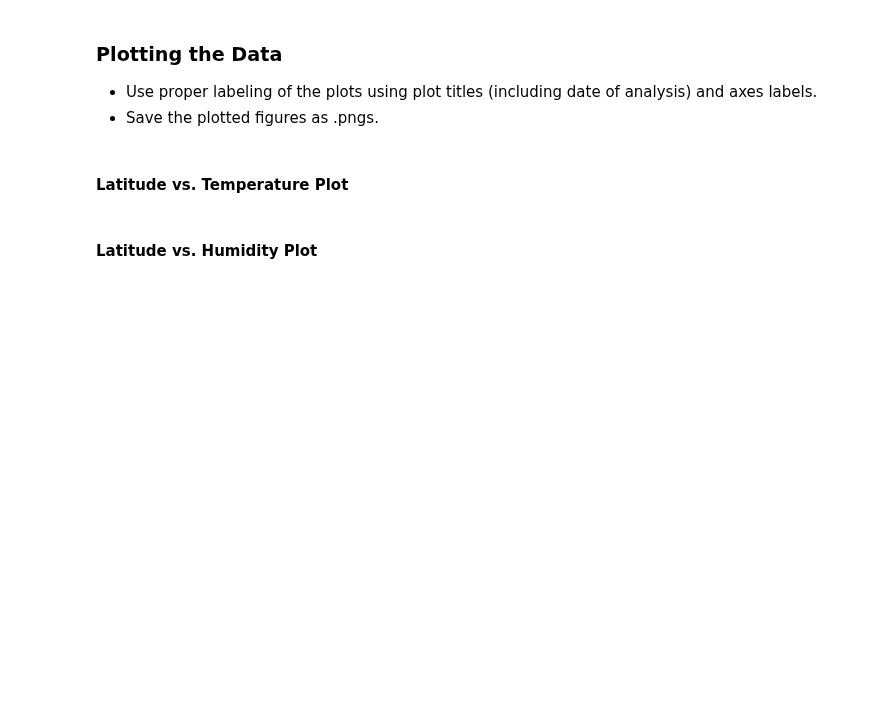
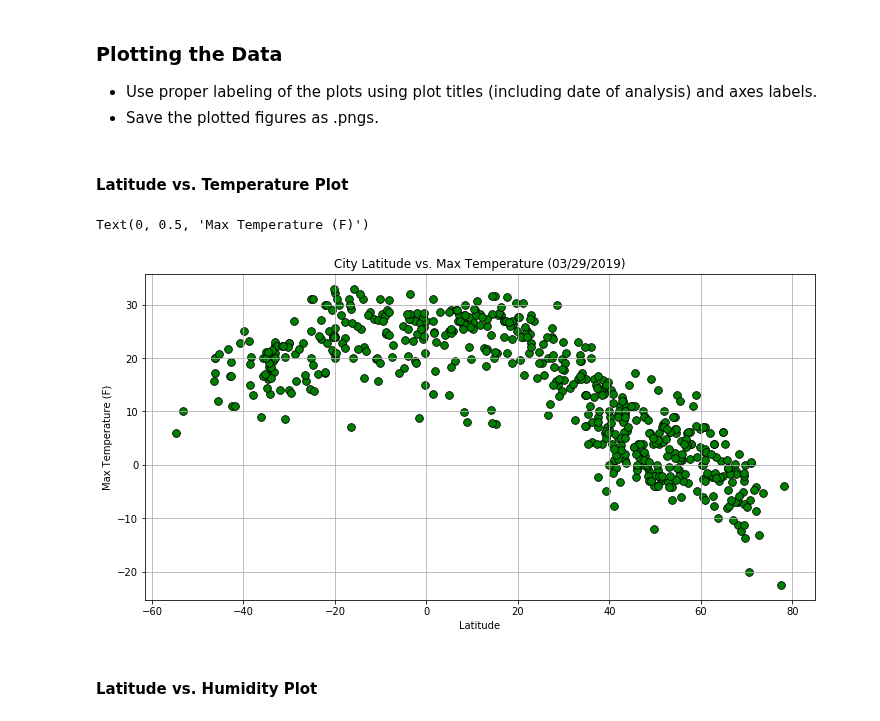
Before and after one commit to FeLowe/NW-Bootcamp-Homework, a Jupyter notebook: Python_APIs/WeatherPy.ipynb, the cells around one changed output. Cells and saved outputs as stored; diff of their text form; code cells hidden in the pictures; blank space fills up the shorter version.

Commit message:
created scatter plots

```diff
--- a/Python_APIs/WeatherPy.ipynb
+++ b/Python_APIs/WeatherPy.ipynb
@@ -177,5 +176,16 @@ weatherpy_df.head()
 * Save the plotted figures as .pngs.
 # %% [markdown]
 #### Latitude vs. Temperature Plot
+# %%
+# Create a scatter plot
+weatherpy_df.plot(kind="scatter", x="Latitude", y="Max Temperature", marker='o', grid=True, figsize=(12,6),
+              linewidths = 0.80, edgecolors = 'black', color = 'green', s=60)
+
+plt.title("City Latitude vs. Max Temperature (03/29/2019)")
+plt.xlabel("Latitude")
+plt.ylabel("Max Temperature (F)")
+# %% [output]
+Text(0, 0.5, 'Max Temperature (F)')
+[figure, added]
 # %% [markdown]
 #### Latitude vs. Humidity Plot
```
Also changed, not shown: parts of 8 cells of this notebook, 1 other file.
